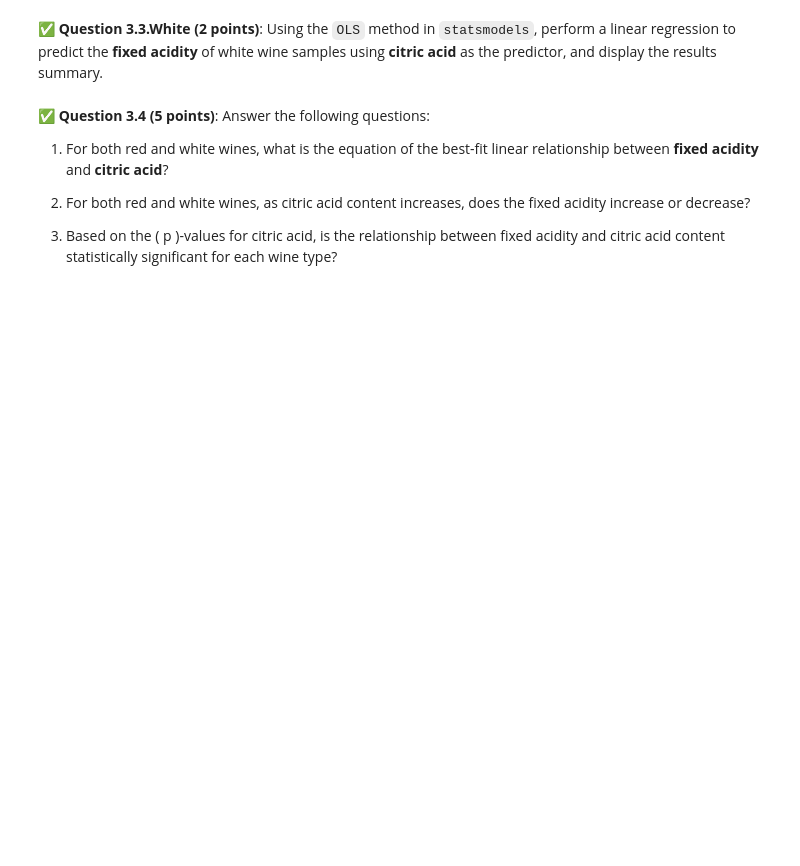
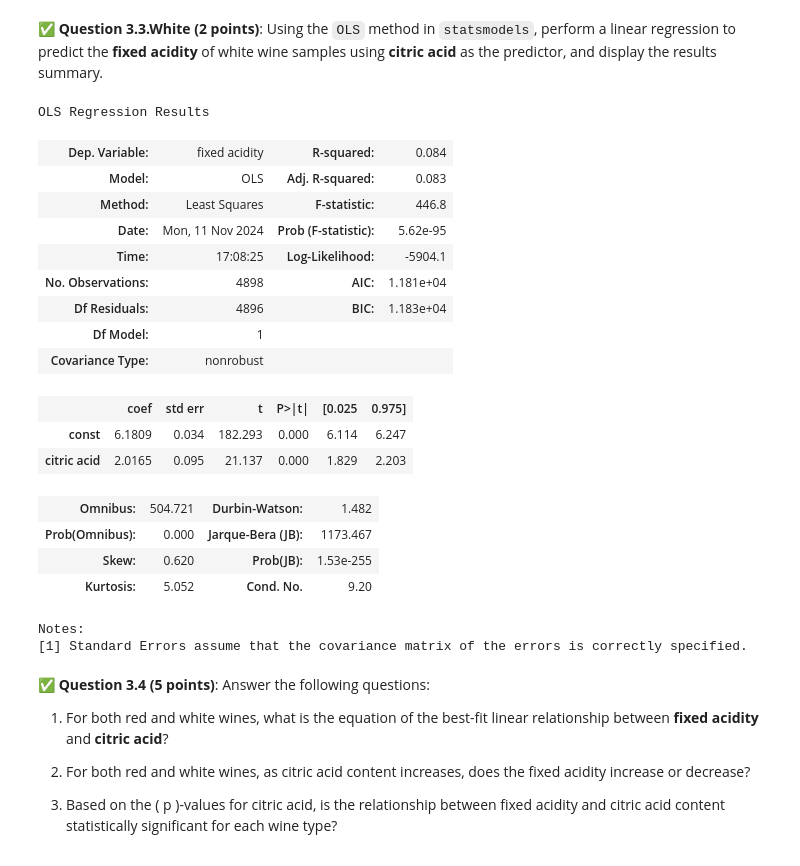
Before and after one commit to LukeAurilia/CMSE202-f24-turnin, a Jupyter notebook: hw-03/HW-03_Regression-STUDENT.ipynb, the cells around one changed output. Saved outputs shown, nothing was run; the diff lists cells and outputs as text; code cells hidden in the pictures; blank space fills up the shorter version.

```diff
--- a/hw-03/HW-03_Regression-STUDENT.ipynb
+++ b/hw-03/HW-03_Regression-STUDENT.ipynb
@@ -184,3 +243,30 @@ For this problem, make sure that you’re using the entire wine dataset, not jus
+# %%
+# Put your code here
+white_citric_with_const = sm.add_constant(white_wine_df['citric acid'])
+white_results = sm.OLS(white_wine_df['fixed acidity'],white_citric_with_const).fit()
+
+
+white_results.summary()
+# %% [output]
+OLS Regression Results
+| Dep. Variable: | fixed acidity | R-squared: | 0.084 |
+| Model: | OLS | Adj. R-squared: | 0.083 |
+| Method: | Least Squares | F-statistic: | 446.8 |
+| Date: | Mon, 11 Nov 2024 | Prob (F-statistic): | 5.62e-95 |
+| Time: | 17:08:25 | Log-Likelihood: | -5904.1 |
+| No. Observations: | 4898 | AIC: | 1.181e+04 |
+| Df Residuals: | 4896 | BIC: | 1.183e+04 |
+| Df Model: | 1 |  |  |
+| Covariance Type: | nonrobust |  |  |
+|  | coef | std err | t | P>|t| | [0.025 | 0.975] |
+| const | 6.1809 | 0.034 | 182.293 | 0.000 | 6.114 | 6.247 |
+| citric acid | 2.0165 | 0.095 | 21.137 | 0.000 | 1.829 | 2.203 |
+| Omnibus: | 504.721 | Durbin-Watson: | 1.482 |
+| Prob(Omnibus): | 0.000 | Jarque-Bera (JB): | 1173.467 |
+| Skew: | 0.620 | Prob(JB): | 1.53e-255 |
+| Kurtosis: | 5.052 | Cond. No. | 9.20 |
+Notes:
+[1] Standard Errors assume that the covariance matrix of the errors is correctly specified.
 # %% [markdown]
 &#9989; **Question 3.4 (5 points)**: Answer the following questions:
 
```
Also changed, not shown: parts of 10 cells of this notebook.
